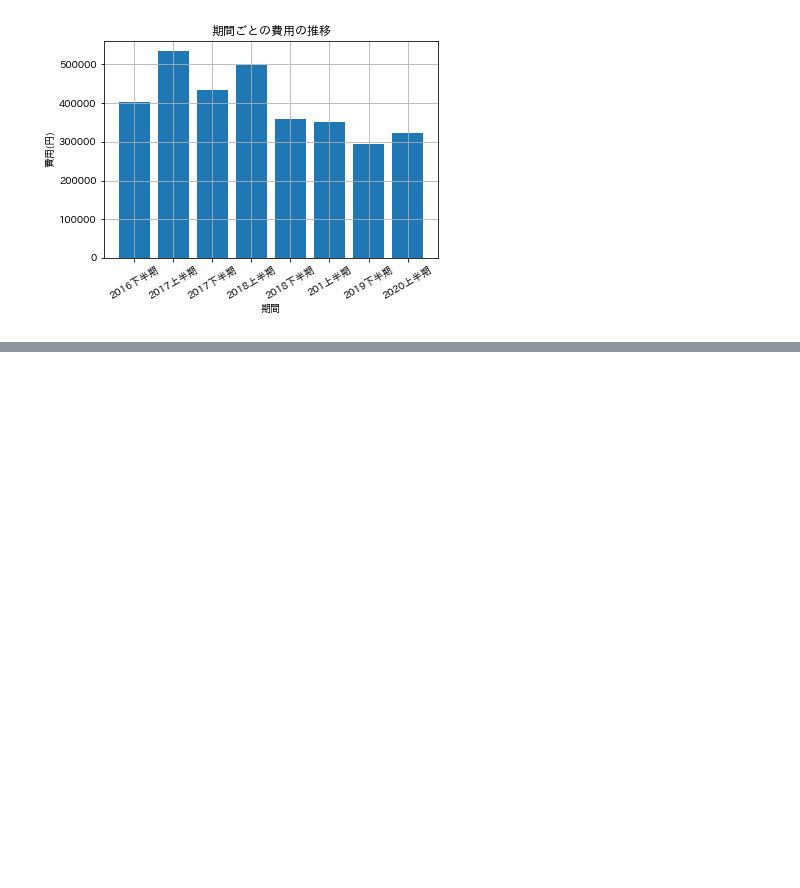
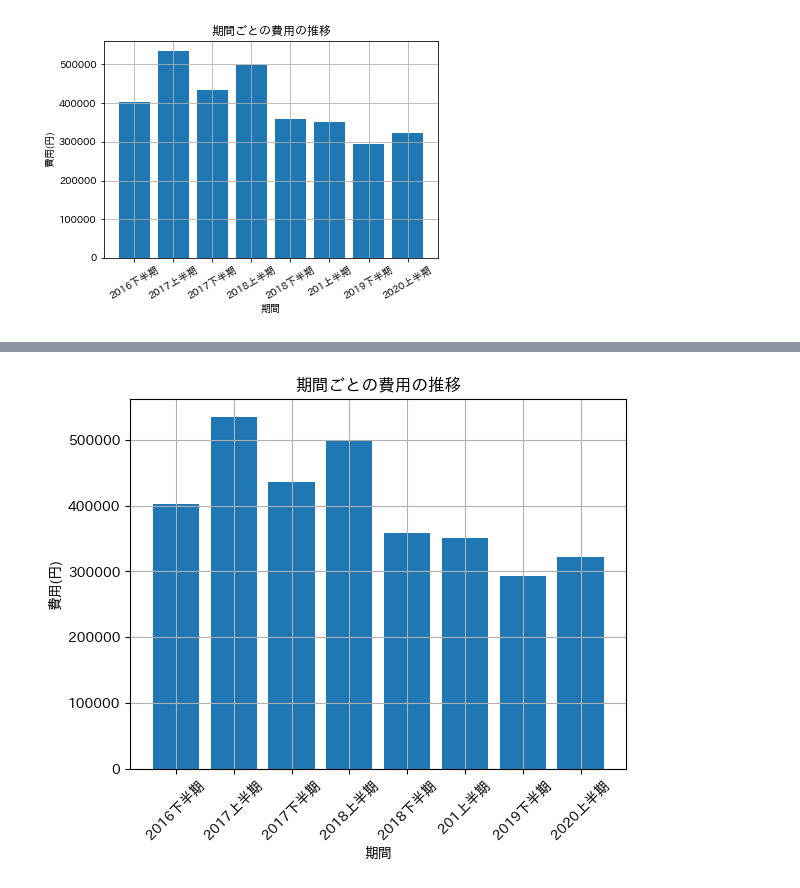
Before and after one commit to masukenn/Basic-Python, a Jupyter notebook: colab/quizzes/可視化問題.ipynb, the cells around one changed output, grey strips where cells are left out. Drawn from its saved outputs; the diff is of its cells as text; code cells hidden in the pictures; blank space fills up the shorter version.

```diff
--- a/colab/quizzes/可視化問題.ipynb
+++ b/colab/quizzes/可視化問題.ipynb
@@ -34,0 +79,11 @@ Requirement already satisfied: six>=1.5 in /usr/local/lib/python3.7/dist-package
+# %%
+y = df_01['費用']
+plt.bar(x,y)
+plt.grid()
+plt.xlabel('期間')
+plt.ylabel('費用(円)')
+plt.xticks(rotation=45)
+plt.title('期間ごとの費用の推移')
+plt.show()
+# %% [output]
+[figure, added]
```
Also changed, not shown: parts of 4 cells of this notebook, 1 other file.
